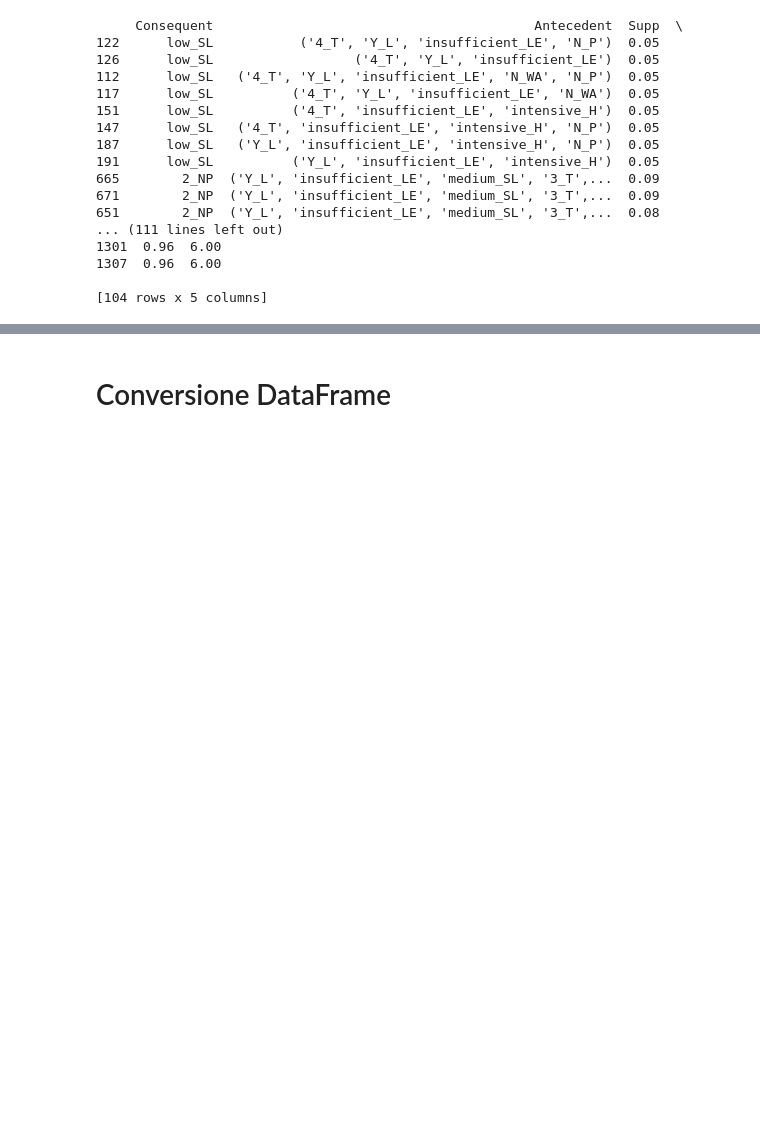
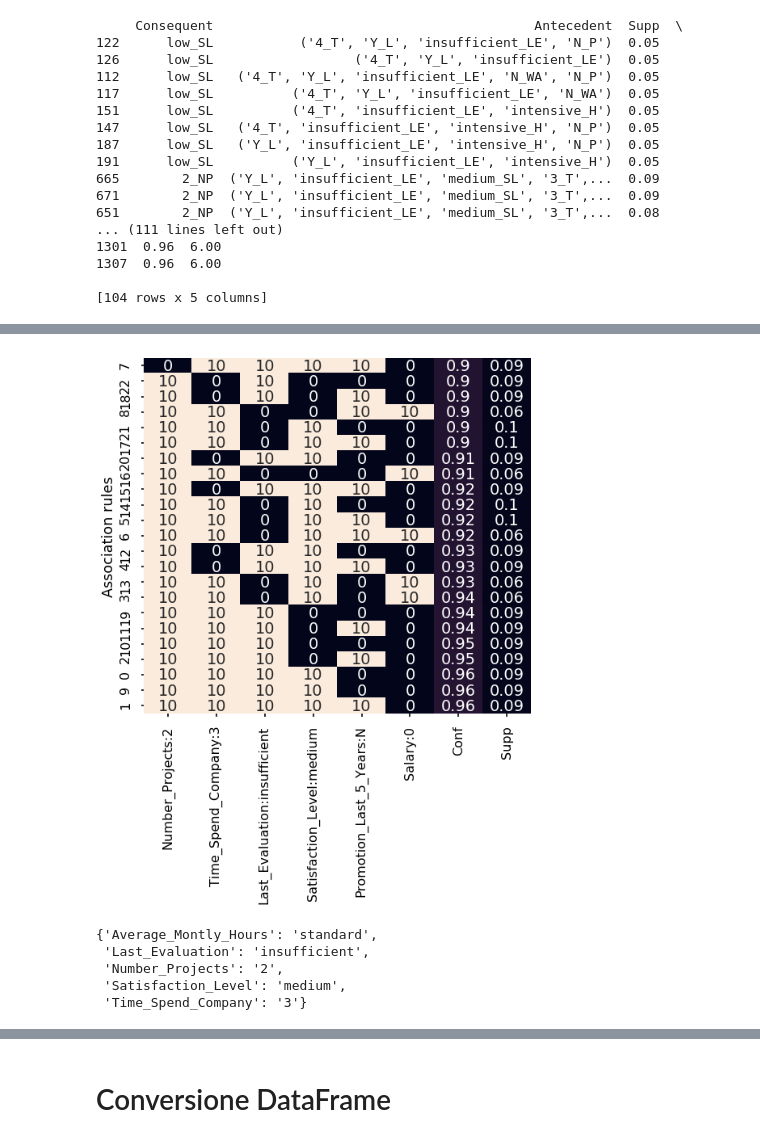
Before and after one commit to germz01/Human-Resources-Analysis, a Jupyter notebook: code/rules/rules.ipynb, the cells around one changed output, grey strips where cells are left out. Drawn from its saved outputs; the diff is of its cells as text; code cells hidden in the pictures; blank space fills up the shorter version.

```diff
--- a/code/rules/rules.ipynb
+++ b/code/rules/rules.ipynb
@@ -386,0 +455,5 @@ Length: 242, dtype: float64
+# %%
+# lista degli items
+df_rules = df_left_dict_filtered.sort_values(by=["N_items_Ant","Conf"],ascending=False)
+df_rules.describe()
+#df_rules
@@ -386,0 +566,31 @@ Length: 242, dtype: float64
+# %%
+
+#type(lista_rules)
+#len(lista_items)
+df_rules_matrix = pd.DataFrame(lista_rules)#.transpose()
+df_rules_matrix.columns= lista_items
+
+df_rules_matrix.head()
+## ATTENTION TO THE REORDER!!!!!
+## ATTENTION TO THE REORDER!!!!!
+## ATTENTION TO THE REORDER!!!!!
+df_rules_matrix=df_rules_matrix.sort_values(by=['Conf',
+    'Number_Projects:2',
+                                               'Time_Spend_Company:3',
+                                                'Last_Evaluation:insufficient',
+                                                 'Satisfaction_Level:medium',
+                                                'Promotion_Last_5_Years:N',
+                                                'Salary:0'
+])
+df_rules_matrix=df_rules_matrix[['Number_Projects:2',
+                                               'Time_Spend_Company:3',
+                                                'Last_Evaluation:insufficient',
+                                                 'Satisfaction_Level:medium',
+                                                'Promotion_Last_5_Years:N',
+                                'Salary:0','Conf','Supp'
+
+]]
+
+
+df_rules_matrix=df_rules_matrix.replace([True,False],[10,0])
+df_rules_matrix
@@ -386,0 +615,17 @@ Length: 242, dtype: float64
+# %%
+fig, ax = plt.subplots(figsize=(8,10))
+heat=sns.heatmap(df_rules_matrix,annot=True,cbar=False)
+plt.ylabel('Association rules')
+plt.xticks(rotation=90)
+plt.tight_layout()
+plt.savefig("../../images/rules/left_heatmap.pdf")
+# %% [output]
+[figure, added]
+# %%
+df_rules.query('Conf>0.95').iloc[0].Antecedent
+# %% [output]
+{'Average_Montly_Hours': 'standard',
+ 'Last_Evaluation': 'insufficient',
+ 'Number_Projects': '2',
+ 'Satisfaction_Level': 'medium',
+ 'Time_Spend_Company': '3'}
```
Also changed, not shown: parts of 26 cells of this notebook, 9 other files.
